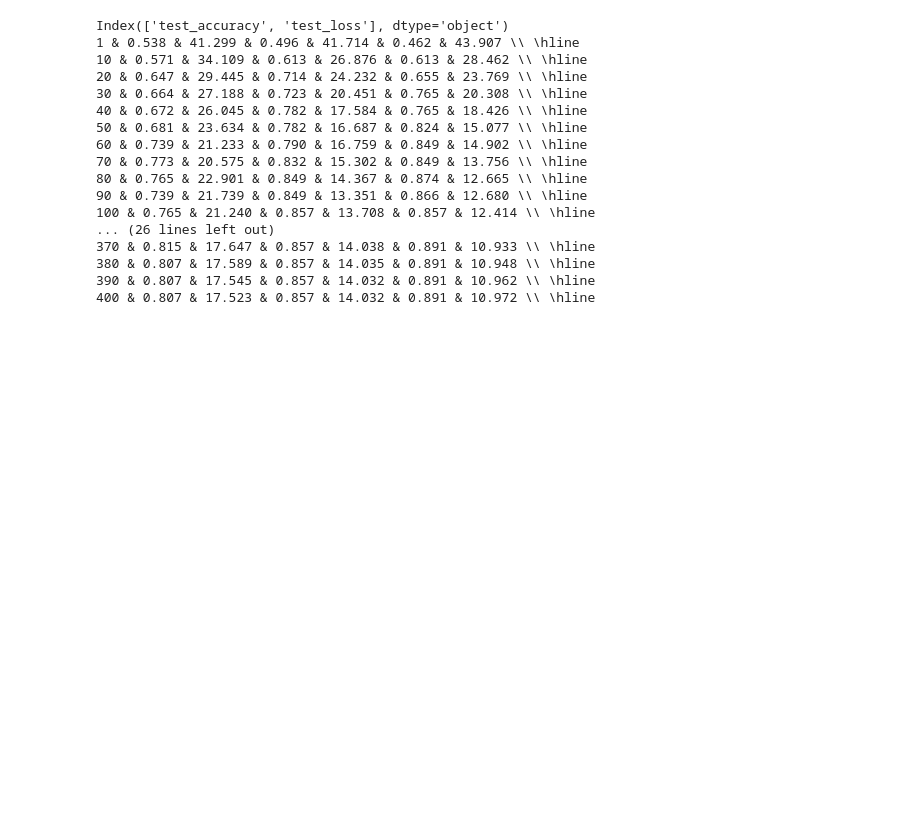
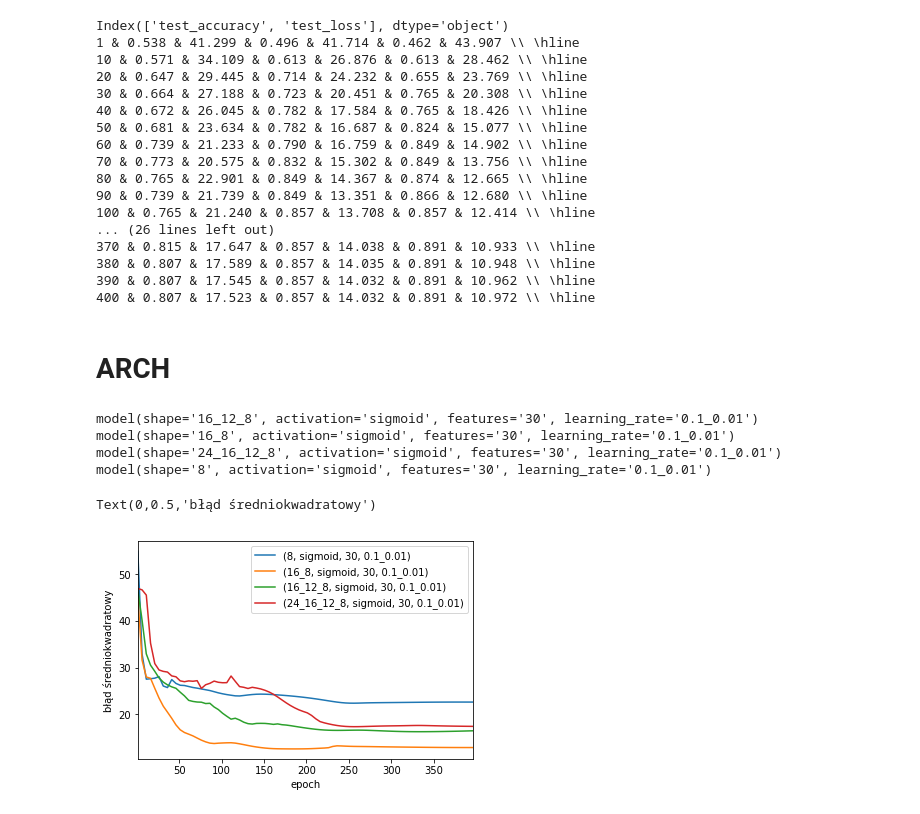
Before and after one commit to matbur/inz-doc, a Jupyter notebook: parse-tests.ipynb, the cells around one changed output. Saved outputs shown, nothing was run; the diff lists cells and outputs as text; code cells hidden in the pictures; blank space fills up the shorter version.

Commit message:
Add different arch

```diff
--- a/parse-tests.ipynb
+++ b/parse-tests.ipynb
@@ -108,3 +110,35 @@ Index(['test_accuracy', 'test_loss'], dtype='object')
 380 & 0.807 & 17.589 & 0.857 & 14.035 & 0.891 & 10.948 \\ \hline
 390 & 0.807 & 17.545 & 0.857 & 14.032 & 0.891 & 10.962 \\ \hline
 400 & 0.807 & 17.523 & 0.857 & 14.032 & 0.891 & 10.972 \\ \hline
+# %% [markdown]
+# ARCH
+# %%
+l = []
+for k, v in data['testing'].items():
+    if (0
+        or k.shape not in ['16_8', '24_16_12_8', '16_12_8', '8']
+        or k.activation not in ['sigmoid']
+        or k.features not in ['30']
+        or k.learning_rate not in ['0.1_0.01']
+       ):
+        continue
+#     v['test_accuracy'].iloc[::4].plot(label=k)
+    print(k)
+    l.append(k)
+# plt.legend()
+# %% [output]
+model(shape='16_12_8', activation='sigmoid', features='30', learning_rate='0.1_0.01')
+model(shape='16_8', activation='sigmoid', features='30', learning_rate='0.1_0.01')
+model(shape='24_16_12_8', activation='sigmoid', features='30', learning_rate='0.1_0.01')
+model(shape='8', activation='sigmoid', features='30', learning_rate='0.1_0.01')
+# %%
+n = 5
+data['testing'][l[3]]['test_loss'].iloc[::n].plot(label=l[3])
+data['testing'][l[1]]['test_loss'].iloc[::n].plot(label=l[1])
+data['testing'][l[0]]['test_loss'].iloc[::n].plot(label=l[0])
+data['testing'][l[2]]['test_loss'].iloc[::n].plot(label=l[2])
+plt.legend()
+plt.ylabel('błąd średniokwadratowy')
+# %% [output]
+Text(0,0.5,'błąd średniokwadratowy')
+[figure, added]
```
Also changed, not shown: parts of 3 cells of this notebook, 2 other files.
